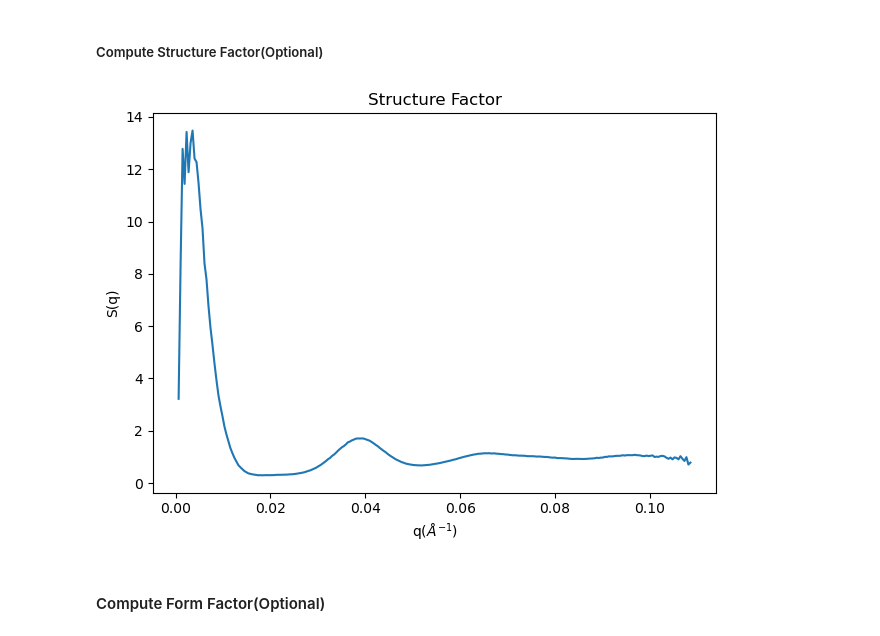
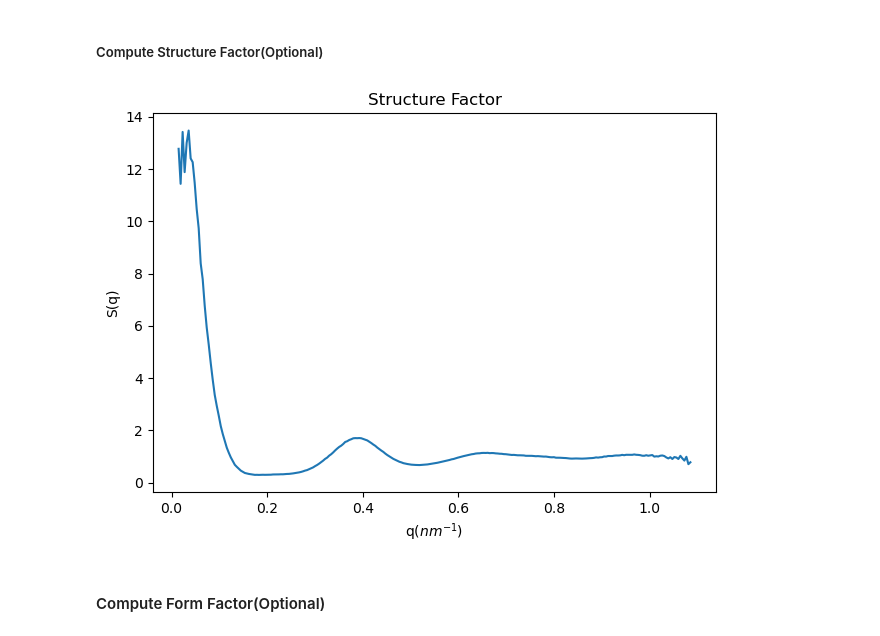
Before and after one commit to hansoncjc/gsd2sas, a Jupyter notebook: examples/Sphere.ipynb, the cells around one changed output. Drawn from its saved outputs; the diff is of its cells as text; code cells hidden in the pictures.

```diff
--- a/examples/Sphere.ipynb
+++ b/examples/Sphere.ipynb
@@ -25,16 +25,16 @@ au.set_structure_factor(gsd_path=gsd, N_grid=300, frame=1)
 # %% [markdown]
 ##### Compute Structure Factor(Optional)
 # %%
-q, s = au.scale_s_1d()
+q, s = au.structure_factor.compute_s_1d()
 # %%
 # the first bin of q&s need to be removed
-plt.plot(q[1:-1], s[1:-1], label='S(q)')
-plt.xlabel('q($\AA^{-1}$)')
+plt.plot(q[3:-1]/au.radius, s[3:-1], label='S(q)')
+plt.xlabel('q($nm^{-1}$)')
 plt.ylabel('S(q)')
 plt.title('Structure Factor')
 plt.tight_layout()
 # %% [output]
-[figure, old version]
+[figure, new version]
 # %% [markdown]
 #### Compute Form Factor(Optional)
 # %%
```
Also changed, not shown: parts of 5 cells of this notebook, 1 other file.
